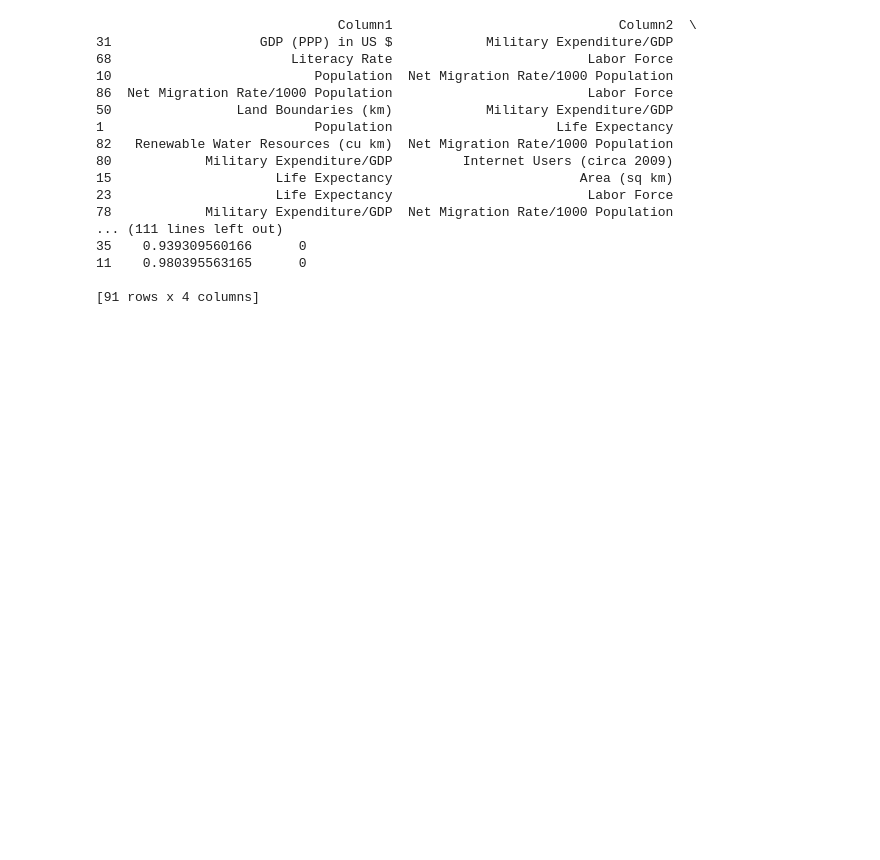
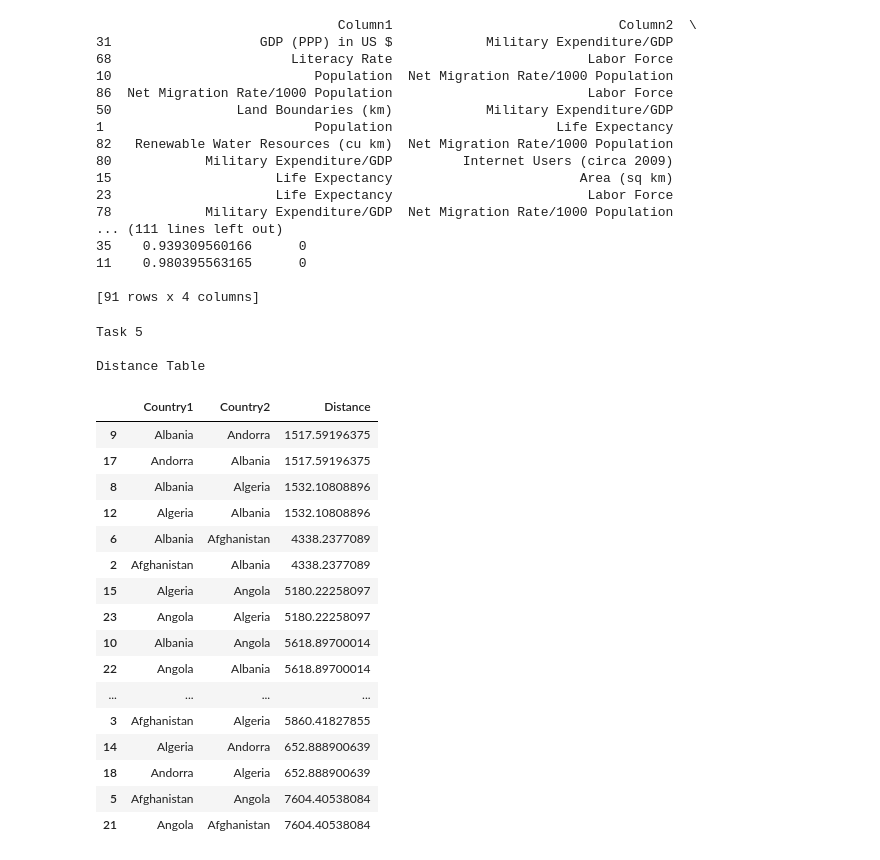
Before and after one commit to Sree-vathsan/ipython, a Jupyter notebook: practice.ipynb, the cells around one changed output. Drawn from its saved outputs; the diff is of its cells as text; code cells hidden in the pictures; blank space fills up the shorter version.

Commit message:
Task 5 - Distance Table
Calculated the minimum and maximum distance between the countries.
Source to be replicated to master-hw1

```diff
--- a/practice.ipynb
+++ b/practice.ipynb
@@ -315,3 +315,80 @@ print(res)
 11    0.980395563165      0
 
 [91 rows x 4 columns]
+# %%
+import numpy as np
+import pandas as pd
+from pandas import Series, DataFrame
+import matplotlib.pyplot as plt
+from math import sin, cos, sqrt, atan2, radians
+
+#distance calculations
+def findDistance(lat1,lon1,lat2,lon2,R=6373.0):
+    dlon = lon2 - lon1
+    dlat = lat2 - lat1
+    a = (sin(dlat/2))**2 + cos(lat1) * cos(lat2) * (sin(dlon/2))**2
+    c = 2 * atan2(sqrt(a), sqrt(1-a))
+    distance = R * c
+    return distance
+
+print ("Task 5\n")
+#Read csv File into dataFrame
+dfCountries = pd.read_csv('country-data.csv')
+
+#Build a pairwise countries DataFrame
+targetColumns = [ \
+                 'Country Name', \
+                 'Latitude of Capital', \
+                 'Longitude of Capital'\
+                ]
+dfDistance = pd.DataFrame(data=None, columns=['Country1','Country2','Distance'])
+#dfDistance = pd.DataFrame({'Country1','Country2','Distance':dtype='float32'])
+
+#Loop through to fill the distance column of dfDistance
+#print(len(dfCountries.index))
+#print(dfCountries.loc[0,targetColumns])
+for i in arange(5): #arange(len(dfCountries.index)):
+    src_country = dfCountries.loc[i,targetColumns[0]]
+    src_lat = dfCountries.loc[i,targetColumns[1]]
+    src_lon = dfCountries.loc[i,targetColumns[2]]
+    #print(i)
+    for j in arange(5):#arange(i+1,5,1): #arange(i+1,len(dfCountries.index),1):
+        dest_country = dfCountries.loc[j,targetColumns[0]]
+        dest_lat = dfCountries.loc[j,targetColumns[1]]
+        dest_lon = dfCountries.loc[j,targetColumns[2]]
+        lat1 = math.radians(conversion(str(src_lat)))
+        lon1 = math.radians(conversion(str(src_lon)))
+        lat2 = math.radians(conversion(str(dest_lat)))
+        lon2 = math.radians(conversion(str(dest_lon)))
+        temp = np.asarray([src_country, dest_country,float(findDistance(lat1,lon1,lat2,lon2))])
+        dfDistance.loc[len(dfDistance)+1] = temp
+        #print(src_country, dest_country,findDistance(lat1,lon1,lat2,lon2))
+dfDistance = dfDistance[dfDistance['Country1']!=dfDistance['Country2']].sort(columns='Distance')
+print ("Distance Table")
+dfDistance
+        #Distance Computation
+        #distance =
+        #if(corelCoeff < 0): corelCoeff = corelCoeff * -1
+        #temp = np.asarray([targetColumns[i],targetColumns[j],corelCoeff,0])
+        #dfCorrCoeff.loc[len(dfCorrCoeff)+1] = temp
+# %% [output]
+Task 5
+
+Distance Table
+|  | Country1 | Country2 | Distance |
+| 9 | Albania | Andorra | 1517.59196375 |
+| 17 | Andorra | Albania | 1517.59196375 |
+| 8 | Albania | Algeria | 1532.10808896 |
+| 12 | Algeria | Albania | 1532.10808896 |
+| 6 | Albania | Afghanistan | 4338.2377089 |
+| 2 | Afghanistan | Albania | 4338.2377089 |
+| 15 | Algeria | Angola | 5180.22258097 |
+| 23 | Angola | Algeria | 5180.22258097 |
+| 10 | Albania | Angola | 5618.89700014 |
+| 22 | Angola | Albania | 5618.89700014 |
+| ... | ... | ... | ... |
+| 3 | Afghanistan | Algeria | 5860.41827855 |
+| 14 | Algeria | Andorra | 652.888900639 |
+| 18 | Andorra | Algeria | 652.888900639 |
+| 5 | Afghanistan | Angola | 7604.40538084 |
+| 21 | Angola | Afghanistan | 7604.40538084 |
```
Also changed, not shown: parts of 5 cells of this notebook.
